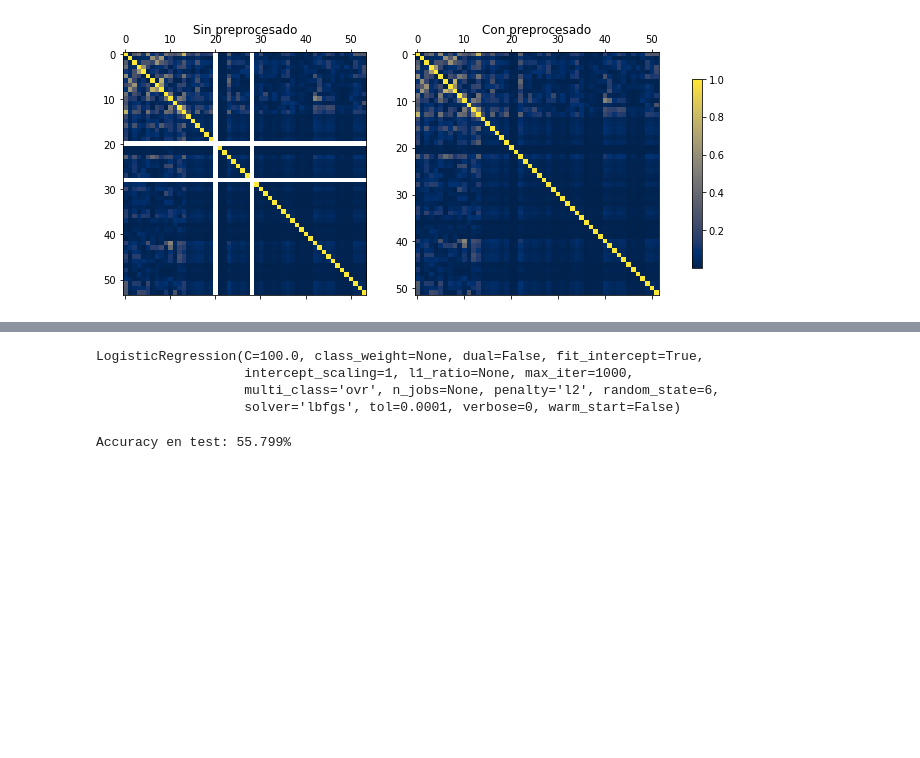
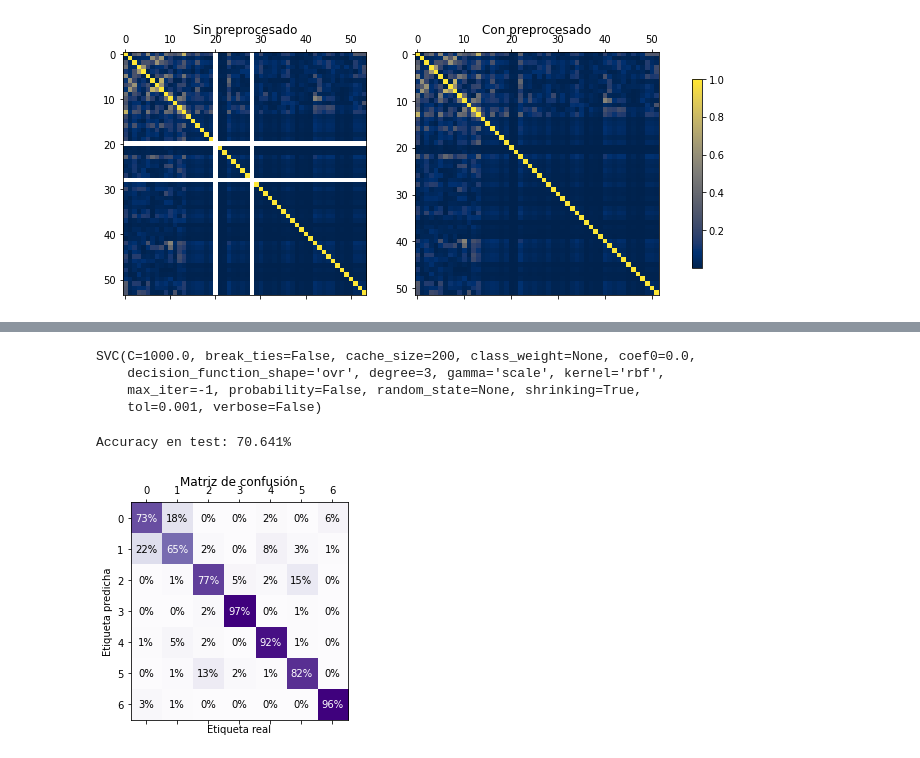
Before and after one commit to Ludvins/DGIIM_ProyectoAA, a Jupyter notebook: Proyecto.ipynb, the cells around one changed output, grey strips where cells are left out. Saved outputs shown, nothing was run; the diff lists cells and outputs as text; code cells hidden in the pictures; blank space fills up the shorter version.

Commit message:
matriz confusion

```diff
--- a/Proyecto.ipynb
+++ b/Proyecto.ipynb
@@ -32,6 +36,8 @@ Matriz de correlación pre y post procesado (dígitos)
 [figure]
 # %%
 X_train = data_preprocess.fit_transform(X_train, y_train)
+X_val = data_preprocess.transform(X_val)
+X_test = data_preprocess.transform(X_test)
 # %%
 seed = 6
 models = []
@@ -82,8 +113,9 @@ Mejor modelo: LogisticRegression(C=100.0, class_weight=None, dual=False, fit_int
 # %%
 # Entrenamos el mejor modelo en todo el conjunto de datos
-best_model.fit(X_train, y_train)
+print(best_model)
+# best_model.fit(X_train, y_train)
 # %% [output]
-LogisticRegression(C=100.0, class_weight=None, dual=False, fit_intercept=True,
-                   intercept_scaling=1, l1_ratio=None, max_iter=1000,
-                   multi_class='ovr', n_jobs=None, penalty='l2', random_state=6,
-                   solver='lbfgs', tol=0.0001, verbose=0, warm_start=False)
+SVC(C=1000.0, break_ties=False, cache_size=200, class_weight=None, coef0=0.0,
+    decision_function_shape='ovr', degree=3, gamma='scale', kernel='rbf',
+    max_iter=-1, probability=False, random_state=None, shrinking=True,
+    tol=0.001, verbose=False)
@@ -92,4 +122,5 @@ X_test = data_preprocess.transform(X_test)
 # %%
-print("Accuracy en test: {:.3f}%".format(100 * best_model.score(X_test, y_test)))
+y_pred = best_model.predict(X_test)
+print("Accuracy en test: {:.3f}%".format(100 * accuracy_score(y_test, y_pred)))
 # %% [output]
-Accuracy en test: 55.799%
+Accuracy en test: 70.641%
@@ -101,0 +127,27 @@ neigh.score(X_test, y_test)
+# %%
+"""Muestra matriz de confusión de la base de datos de dígitos."""
+mat = confusion_matrix(y_test, y_pred)
+mat = 100 * mat.astype("float64") / mat.sum(axis=1)[:, np.newaxis]
+fig, ax = plt.subplots()
+ax.matshow(mat, cmap="Purples")
+ax.set(
+    title="Matriz de confusión",
+    xticks=np.arange(7),
+    yticks=np.arange(7),
+    xlabel="Etiqueta real",
+    ylabel="Etiqueta predicha",
+)
+for i in range(7):
+    for j in range(7):
+        ax.text(
+            j,
+            i,
+            "{:.0f}%".format(mat[i, j]),
+            ha="center",
+            va="center",
+            color="black" if mat[i, j] < 50 else "white",
+        )
+
+plt.show()
+# %% [output]
+[figure, added]
```
Also changed, not shown: parts of 5 cells of this notebook.
